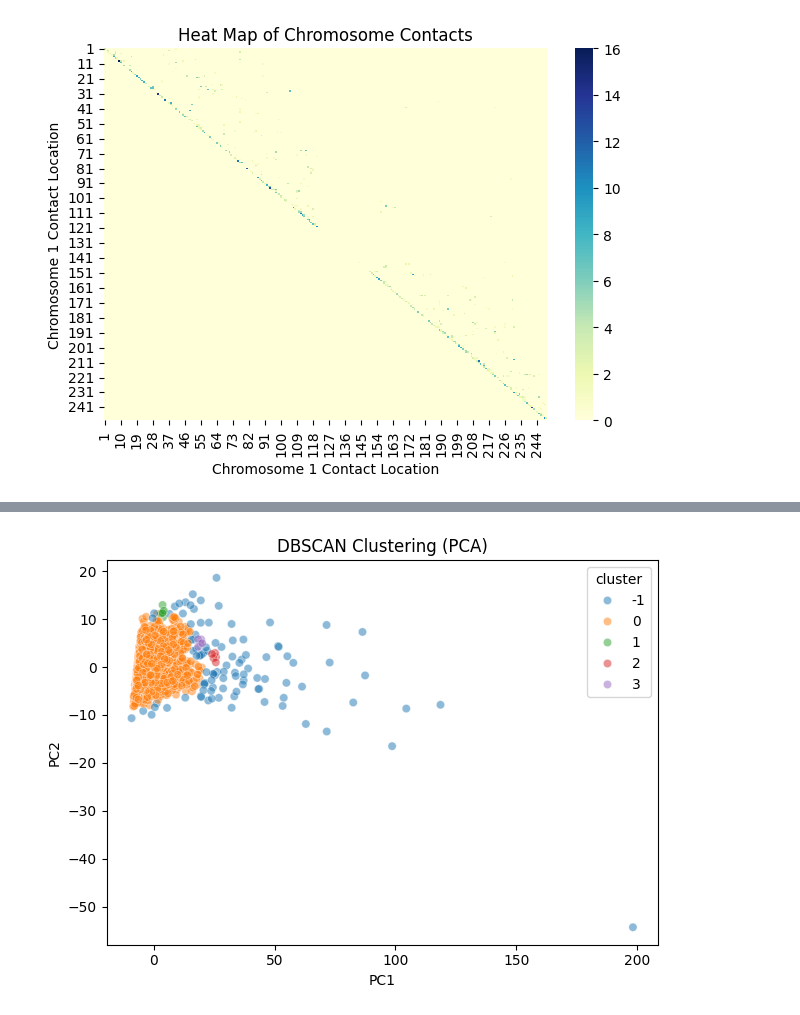
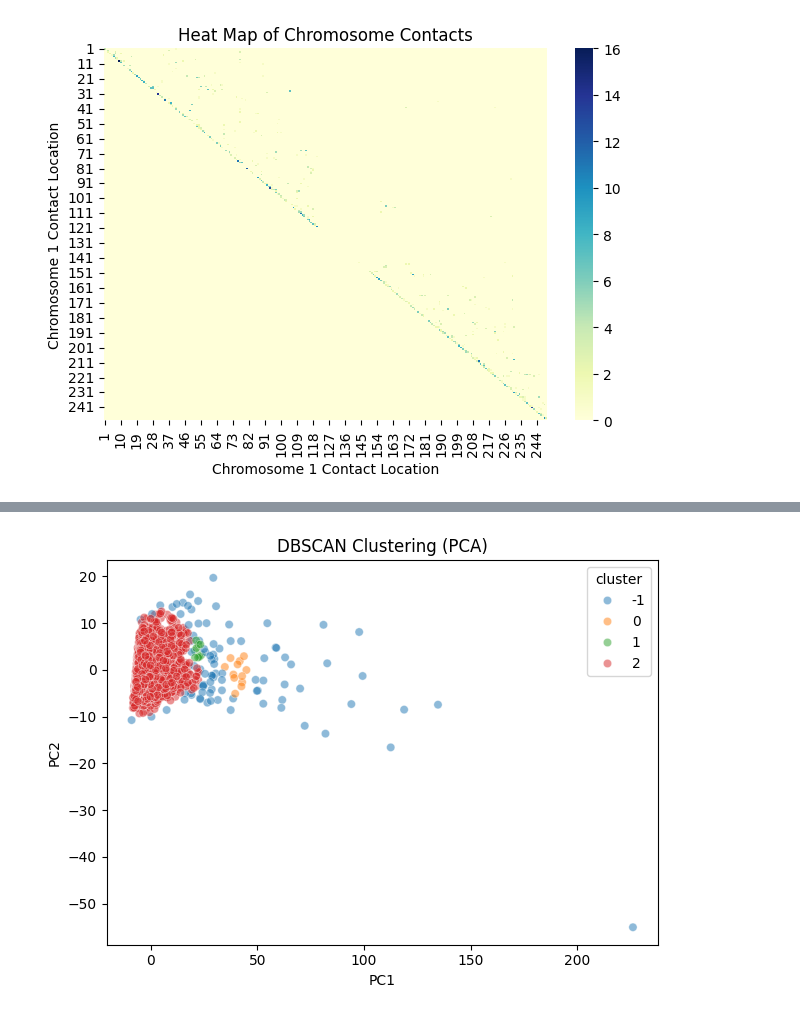
Before and after one commit to saladinshaurov/hic-cell-classification, a Jupyter notebook: notebooks/matrix-chromosome.ipynb, the cells around one changed output, grey strips where cells are left out. Saved outputs shown, nothing was run; the diff lists cells and outputs as text; code cells hidden in the pictures.

```diff
--- a/notebooks/matrix-chromosome.ipynb
+++ b/notebooks/matrix-chromosome.ipynb
@@ -10,7 +12,7 @@ from sklearn.preprocessing import StandardScaler
 from sklearn.decomposition import PCA
 from sklearn.metrics import adjusted_rand_score, silhouette_score
 # %%
-def prepare_data (location: str) -> pd.DataFrame:
+def prepare_data (location: str) -> tuple:
     """Return pandas dataframe with proper labeled columns and adjusted
     values.
 
@@ -21,6 +23,7 @@ def prepare_data (location: str) -> pd.DataFrame:
         pd.DataFrame: data file -> pandas dataframe
     """
     cols = ['chr_i', 'pos_i', 'chr_j', 'pos_j', 'contacts']
+
     df = pd.read_csv(location, names=cols, sep=r'\s+')
     df['pos_i'] = df['pos_i'] // 1000000
     df['pos_j'] = df['pos_j'] // 1000000
@@ -200,7 +203,7 @@ def per_chr_summary_stats(df: pd.DataFrame, matrix: pd.DataFrame) -> dict:
 
     return stats
 # %%
-def read_all_in_cell_type(folder_path: str, file_suffix: str = ".txt") -> pd.DataFrame:
+def read_all_in_cell_type(folder_path: str, cell_type: str, file_suffix: str = ".txt") -> pd.DataFrame:
     """
     Loop through all cell files in a folder and extract cell-level and
     per-chromosome contact statistics.
@@ -221,9 +224,10 @@ def read_all_in_cell_type(folder_path: str, file_suffix: str = ".txt") -> pd.Dat
         try:
             # Load and process each cell data
             df = prepare_data(location=cell_path)
+
             matrix = build_chr_block_matrix(df)
 
-            features = {'cell_id': cell_id}
+            features = {'cell_id': cell_id, 'cell_type': cell_type}
 
             # add summary stats for whole cell as features
             features.update(cell_summary_stats(matrix))
@@ -242,18 +246,26 @@ def read_all_in_cell_type(folder_path: str, file_suffix: str = ".txt") -> pd.Dat
 
     return pd.DataFrame(cells).set_index('cell_id')
 
-gm_12878 = read_all_in_cell_type(folder_path='/Users/salah/Documents/hic-cell-classification/data/GM12878')
-hap_1 = read_all_in_cell_type(folder_path='/Users/salah/Documents/hic-cell-classification/data/HAP1')
-hela = read_all_in_cell_type(folder_path='/Users/salah/Documents/hic-cell-classification/data/Hela')
-k_562 = read_all_in_cell_type(folder_path='/Users/salah/Documents/hic-cell-classification/data/K562')
+gm_12878 = read_all_in_cell_type(folder_path='/Users/salah/Documents/hic-cell-classification/data/GM12878', cell_type='GM12878')
+hap_1 = read_all_in_cell_type(folder_path='/Users/salah/Documents/hic-cell-classification/data/HAP1', cell_type='HAP1')
+hela = read_all_in_cell_type(folder_path='/Users/salah/Documents/hic-cell-classification/data/Hela', cell_type='Hela')
+k_562 = read_all_in_cell_type(folder_path='/Users/salah/Documents/hic-cell-classification/data/K562', cell_type='K562')
 # %%
 def keep_top_75_percent(group):
     threshold = group["num_zero_contacts"].quantile(0.75)
     return group[group["num_zero_contacts"] <= threshold]
 # %%
-gm_12878['cell_type'] = 'GM12878'
-hap_1['cell_type'] = 'HAP1'
-hela['cell_type'] = 'HELA'
-k_562['cell_type'] = 'K562'
+# master dataframe for all cells
 master_df = pd.concat([gm_12878, hap_1, hela, k_562], ignore_index=True)
-master_df = master_df.groupby("cell_type", group_keys=False).apply(keep_top_75_percent).copy()
+
+# filtered dataframe for top 75% for each cell
+filter_df = master_df.groupby("cell_type", group_keys=False).apply(keep_top_75_percent).copy()
+
+# chromosomes to drop
+drop_chroms = ["chr2", "chr4", "chr13", "chrX"]
+cols_to_drop = [col for col in master_df.columns if any(col.startswith(chr) for chr in drop_chroms)]
+
+# adjusted df for testing
+# test_df = filter_df.drop(columns=cols_to_drop)
+test_df = master_df.copy()
+test_df.head()
@@ -260,6 +319,6 @@ master_df = master_df.groupby("cell_type", group_keys=False).apply(keep_top_75_p
 # %%
 # drop non-numerical columns
-features_df = master_df.drop(columns=["cell_type", "cell_id"], errors="ignore")
+features_df = test_df.drop(columns=["cell_type", "cell_id"], errors="ignore")
 
 # standardize data
 scaler = StandardScaler()
@@ -337,17 +424,17 @@ plt.show()
 # %%
-db = DBSCAN(eps=1.5, min_samples=5)
+db = hdbscan.HDBSCAN(min_cluster_size=9, min_samples=5)
 cluster_labels = db.fit_predict(X_pca)
 
 cluster_df = pd.DataFrame(X_pca[:, :2], columns=["PC1", "PC2"])
 cluster_df["cluster"] = cluster_labels
-cluster_df["cell_type"] = master_df["cell_type"].values
+cluster_df["cell_type"] = test_df["cell_type"].values
 
 sns.scatterplot(data=cluster_df, x="PC1", y="PC2", hue="cluster", palette="tab10", alpha=0.5)
 plt.title("DBSCAN Clustering (PCA)")
 plt.tight_layout()
 plt.show()
 # %% [output]
-[figure, old version]
+[figure, new version]
 # %%
 def extract_upper_triangle_features(matrix: pd.DataFrame) -> np.ndarray:
     """
```
Also changed, not shown: parts of 12 cells of this notebook, 1 other file.
